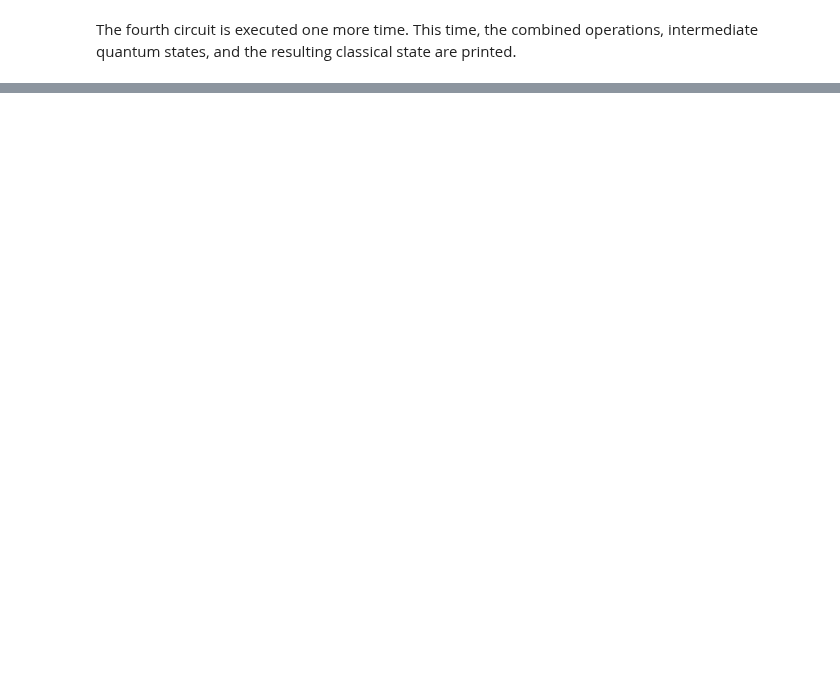
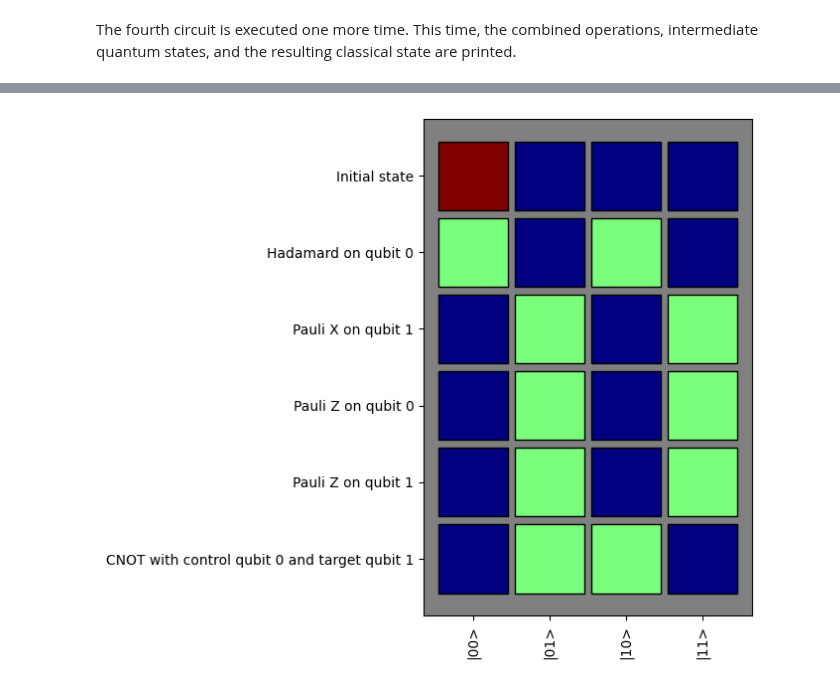
Before and after one commit to nicokuijpers/QuantumSim, a Jupyter notebook: QuantumSimBellStates.ipynb, the cells around one changed output, grey strips where cells are left out. Drawn from its saved outputs; the diff is of its cells as text; code cells hidden in the pictures; blank space fills up the shorter version.

Commit message:
Bell states example: import quantumsim.py and show probabilities and intermediate states.

```diff
--- a/QuantumSimBellStates.ipynb
+++ b/QuantumSimBellStates.ipynb
@@ -684,3 +87,7 @@ Current quantum state
 |11> : 0j
 Measured state:
 |01>
+# %%
+show_all_pobrabilities(circ_bell_psi_minus)
+# %% [output]
+[figure, added]
```
Also changed, not shown: parts of 46 cells of this notebook.
